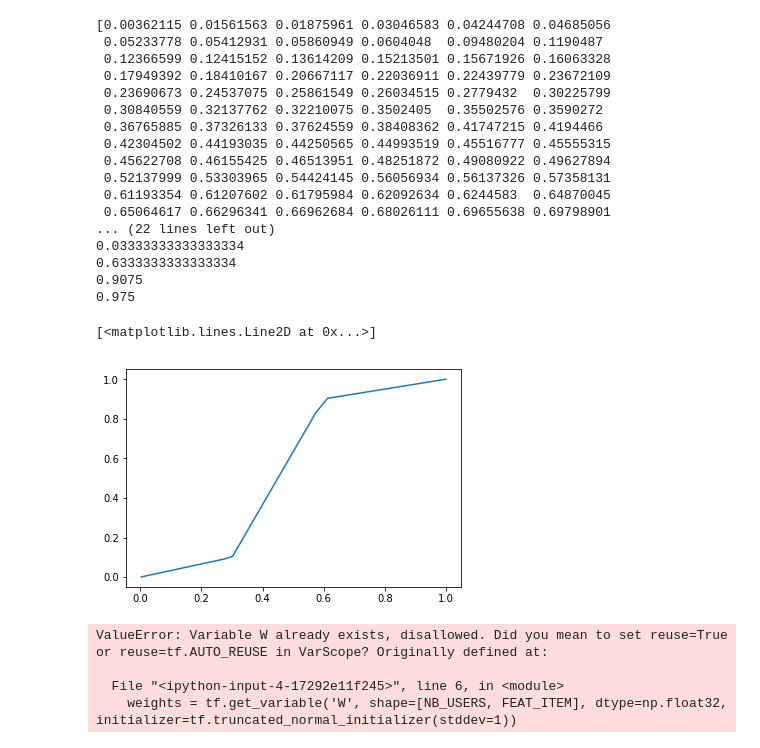
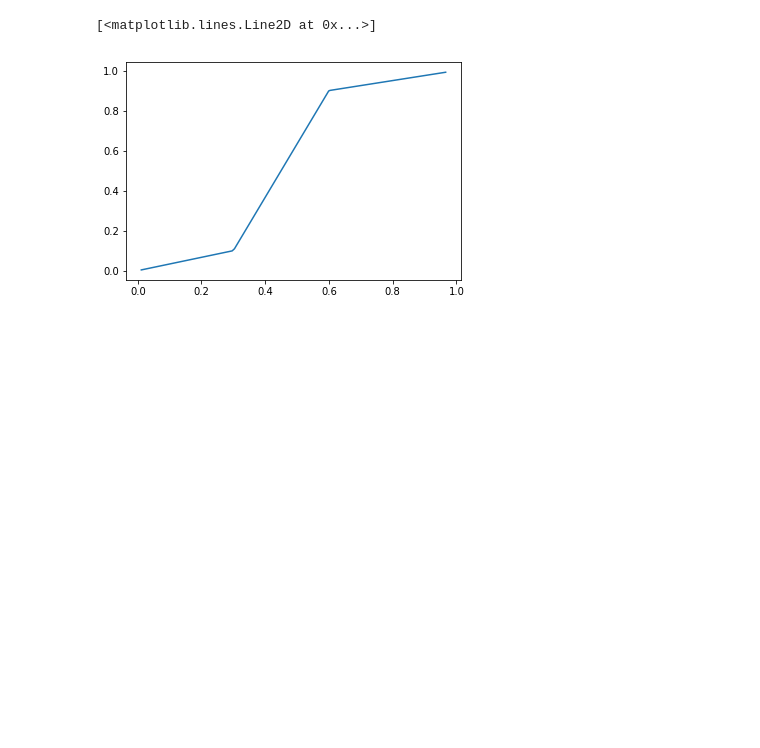
Before and after one commit to oliviercailloux/sushi, a Jupyter notebook: weightedLogisitcNotebook.ipynb, the cells around one changed output. Saved outputs shown, nothing was run; the diff lists cells and outputs as text; code cells hidden in the pictures; blank space fills up the shorter version.

```diff
--- a/weightedLogisitcNotebook.ipynb
+++ b/weightedLogisitcNotebook.ipynb
@@ -28,52 +28,44 @@ train, test = train_test_split(df_ratings, test_size=0.2, shuffle=True)
 # %%
 # Synthetic data
 # x in (0,1)
 # y in (0,1)
 # preciser x0, x1, y0 et y1 => les parametres de la fonction s'en déduisent
 # piecewise linear function (used in the partial value function )
 def piecewise_linear(x, x0, x1, y0, y1):
     condlist = [x < x0, (x >= x0) & (x < x1), x >= x1]
     funclist = [lambda x: (y0/x0)*x , lambda x: ((y1-y0)/(x1-x0))*(x-x0) + y0, lambda x: ((1-y1)/(1-x1))*(x-x1) + y1]
     return np.piecewise(x, condlist, funclist)
 
+
+
+#NB_USERS = 5000
+#FEAT_USER = 3
+#NB_ITEMS = 100
+#FEAT_ITEM = 6
+
+for i in range(NB_USERS)
+    for j in range(FEAT_ITEM)
 
 
 X_0 = 0.3
 X_1 = 0.6
 Y_0 = 0.1
 Y_1 = 0.9
 
 
 x = np.random.uniform(low=0.0, high=1.0, size=(100))
 x.sort()
 #print(x)
 #print(y)
 y = piecewise_linear(x, X_0, X_1, Y_0, Y_1)
 
 
-import matplotlib.pyplot as plt
-%matplotlib inline
-plt.plot(x,y)
+#import matplotlib.pyplot as plt
+#%matplotlib inline
+#plt.plot(x,y)
 # %% [output]
-[0.00362115 0.01561563 0.01875961 0.03046583 0.04244708 0.04685056
- 0.05233778 0.05412931 0.05860949 0.0604048  0.09480204 0.1190487
- 0.12366599 0.12415152 0.13614209 0.15213501 0.15671926 0.16063328
- 0.17949392 0.18410167 0.20667117 0.22036911 0.22439779 0.23672109
- 0.23690673 0.24537075 0.25861549 0.26034515 0.2779432  0.30225799
- 0.30840559 0.32137762 0.32210075 0.3502405  0.35502576 0.3590272
- 0.36765885 0.37326133 0.37624559 0.38408362 0.41747215 0.4194466
- 0.42304502 0.44193035 0.44250565 0.44993519 0.45516777 0.45555315
- 0.45622708 0.46155425 0.46513951 0.48251872 0.49080922 0.49627894
- 0.52137999 0.53303965 0.54424145 0.56056934 0.56137326 0.57358131
- 0.61193354 0.61207602 0.61795984 0.62092634 0.6244583  0.64870045
- 0.65064617 0.66296341 0.66962684 0.68026111 0.69655638 0.69798901
-... (22 lines left out)
-0.03333333333333334
-0.6333333333333334
-0.9075
-0.975
+[<matplotlib.lines.Line2D at 0x...>]
-[<matplotlib.lines.Line2D at 0x...>]
-[figure, old version]
+[figure, new version]
 # %%
 # TF
 #A is not used (only the "criterion on the items" => only B)
@@ -92,12 +84,12 @@ user_bias = tf.get_variable("user_bias", shape=[NB_USERS],
 #                            initializer=tf.truncated_normal_initializer(stddev=1))
 
 user_batch = tf.placeholder(tf.int32, shape=[None])
-#item_batch = tf.placeholder(tf.int32, shape=[None])
+item_batch = tf.placeholder(tf.int32, shape=[None])
 rate_batch = tf.placeholder(tf.float32, shape=[None])
 
 
 bias_users = tf.nn.embedding_lookup(user_bias, user_batch)
-bias_items = tf.nn.embedding_lookup(item_bias, item_batch)
+#bias_items = tf.nn.embedding_lookup(item_bias, item_batch)
 weight_users = tf.nn.embedding_lookup(weights, user_batch)
 
 #beta_crit = tf.nn.embedding_lookup(item_bias, item_batch)
@@ -106,7 +98,7 @@ weight_users = tf.nn.embedding_lookup(weights, user_batch)
 feat_items = tf.nn.embedding_lookup(B, item_batch)
 #feat_users = tf.nn.embedding_lookup(A, user_batch)
 
-pred =(tf.reduce_sum(tf.multiply(tf.nn.softmax(tf.multiply(feat_items, alpha)+beta),weight_users),1) + bias_user)
+pred =(tf.reduce_sum(tf.multiply(tf.nn.softmax(tf.multiply(feat_items, alpha)+beta),weight_users),1) + bias_users)
        #s+bias_items)
 
 cost_l2 = tf.losses.mean_squared_error(rate_batch, pred)
@@ -123,11 +115,6 @@ regularizer=tf.nn.l2_loss(weight_users)
 # regularizer = tf.nn.l2_loss(M)
 penalty = tf.constant(LAMBDA_REG, dtype=tf.float32, shape=[])
 cost = tf.add(cost_l2, tf.multiply(regularizer, penalty))
-# %% [output]
-ValueError: Variable W already exists, disallowed. Did you mean to set reuse=True or reuse=tf.AUTO_REUSE in VarScope? Originally defined at:
-
-  File "<ipython-input-4-17292e11f245>", line 6, in <module>
-    weights = tf.get_variable('W', shape=[NB_USERS, FEAT_ITEM], dtype=np.float32, initializer=tf.truncated_normal_initializer(stddev=1))
 # %%
 global_step = tf.train.get_global_step()
 train_op = tf.train.AdamOptimizer(0.1).minimize(cost, global_step=global_step)
```
Also changed, not shown: parts of 2 cells of this notebook.
